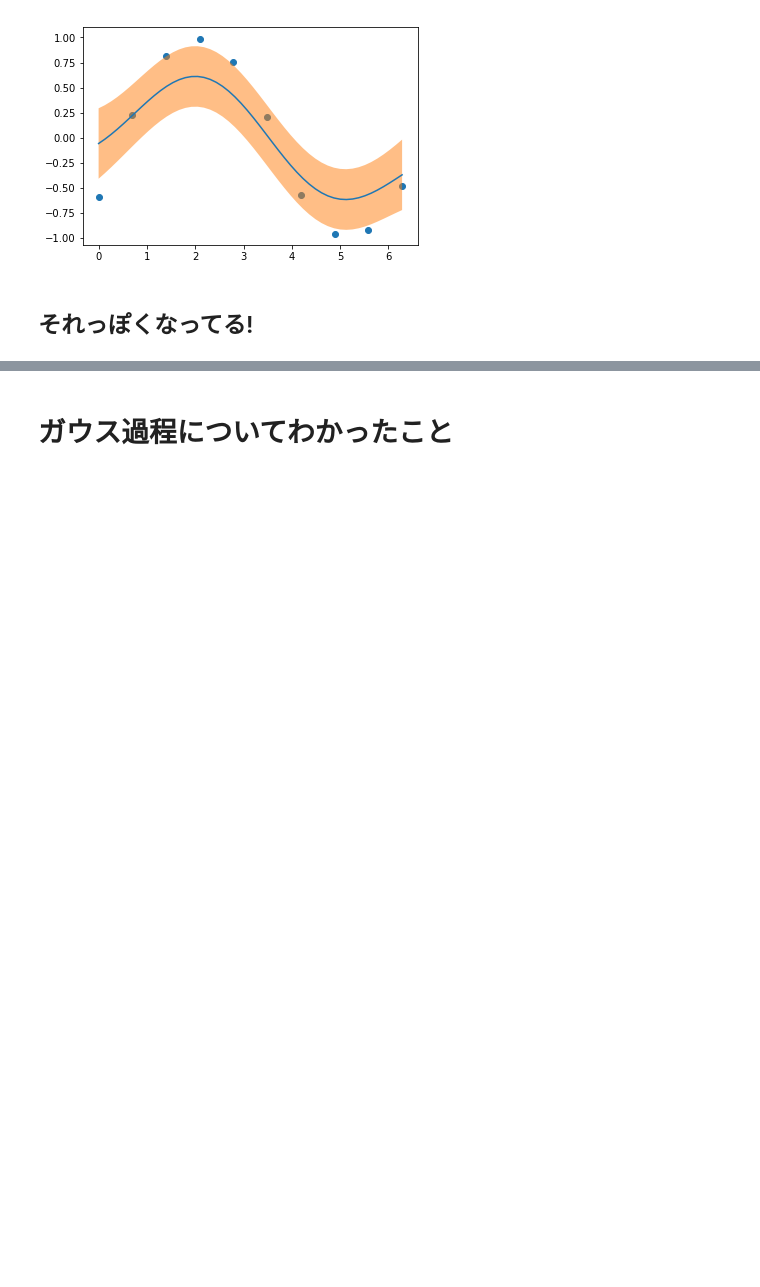
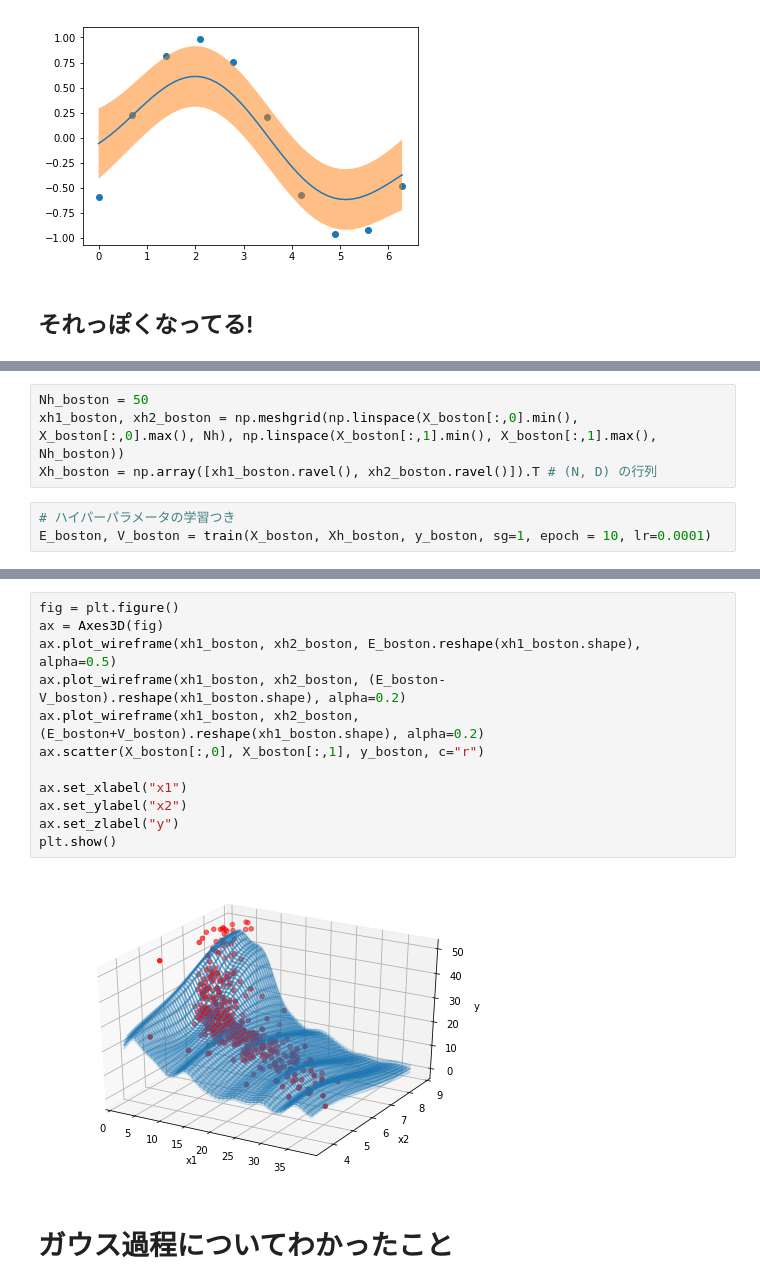
Before and after one commit to uema/gp-scratch, a Jupyter notebook: derivation.ipynb, the cells around one changed output, grey strips where cells are left out. Cells and saved outputs as stored; diff of their text form; blank space fills up the shorter version.

```diff
--- a/derivation.ipynb
+++ b/derivation.ipynb
@@ -669,0 +694,7 @@ plt.show()
+# %%
+Nh_boston = 50
+xh1_boston, xh2_boston = np.meshgrid(np.linspace(X_boston[:,0].min(), X_boston[:,0].max(), Nh), np.linspace(X_boston[:,1].min(), X_boston[:,1].max(), Nh_boston))
+Xh_boston = np.array([xh1_boston.ravel(), xh2_boston.ravel()]).T # (N, D) の行列
+# %%
+# ハイパーパラメータの学習つき
+E_boston, V_boston = train(X_boston, Xh_boston, y_boston, sg=1, epoch = 10, lr=0.0001)
@@ -670,3 +712,17 @@ plt.show()
+# %%
+fig = plt.figure()
+ax = Axes3D(fig)
+ax.plot_wireframe(xh1_boston, xh2_boston, E_boston.reshape(xh1_boston.shape), alpha=0.5)
+ax.plot_wireframe(xh1_boston, xh2_boston, (E_boston-V_boston).reshape(xh1_boston.shape), alpha=0.2)
+ax.plot_wireframe(xh1_boston, xh2_boston, (E_boston+V_boston).reshape(xh1_boston.shape), alpha=0.2)
+ax.scatter(X_boston[:,0], X_boston[:,1], y_boston, c="r")
+
+ax.set_xlabel("x1")
+ax.set_ylabel("x2")
+ax.set_zlabel("y")
+plt.show()
+# %% [output]
+[figure, added]
 # %% [markdown]
 # ガウス過程についてわかったこと
 # %% [markdown]
```
Also changed, not shown: parts of 6 cells of this notebook.
